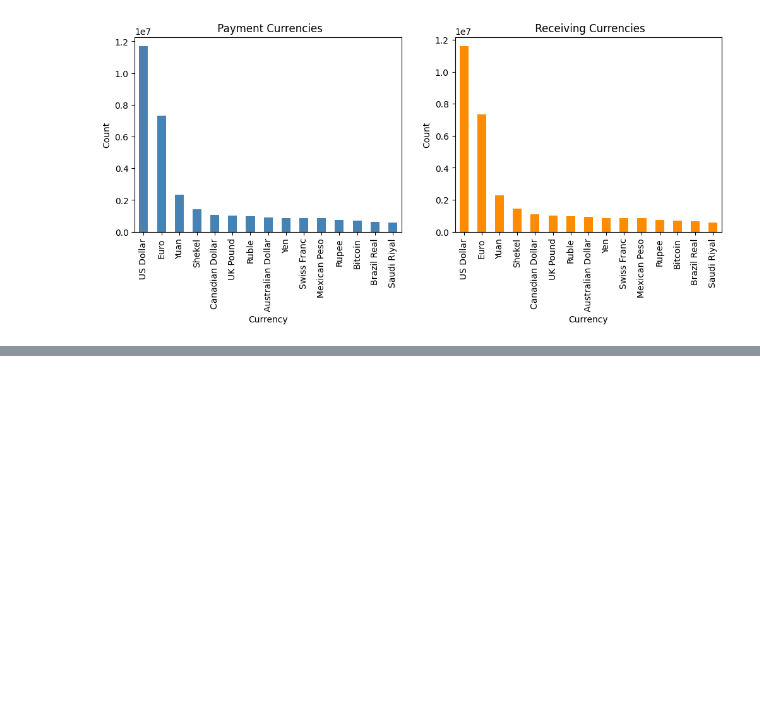
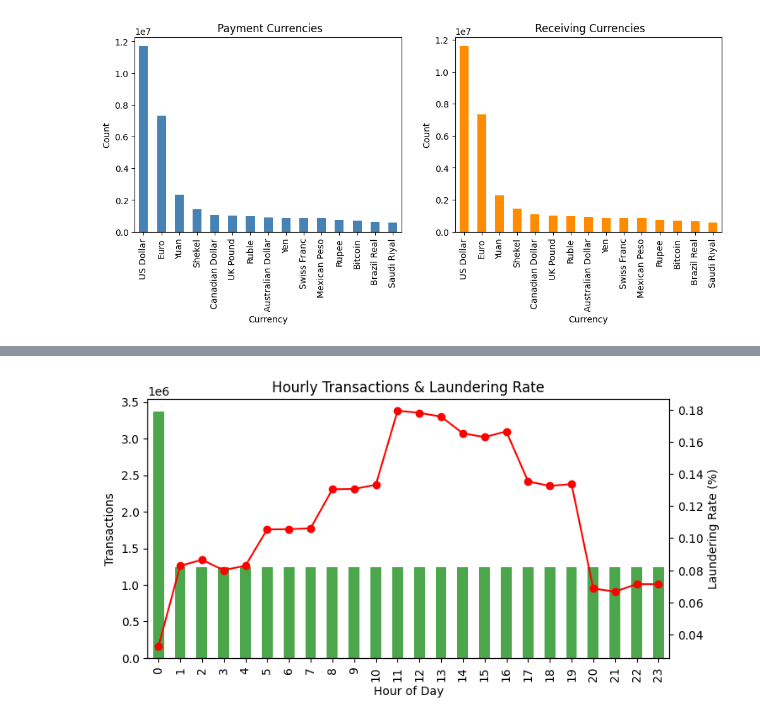
Before and after one commit to DelphinKdl/CUA-MDA-Capstone-BaaS-Risk-Monitoring, a Jupyter notebook: notebooks/01_eda.ipynb, the cells around one changed output, grey strips where cells are left out. Drawn from its saved outputs; the diff is of its cells as text; code cells hidden in the pictures; blank space fills up the shorter version.

Commit message:
Time-Based Patterns analysis

```diff
--- a/notebooks/01_eda.ipynb
+++ b/notebooks/01_eda.ipynb
@@ -366,0 +384,5 @@ Class Imbalance: The dataset is highly imbalanced, with less than 0.1% of transa
+# %%
+# Transactions per hour
+df['hour'] = df['Timestamp'].dt.hour
+hourly_counts = df.groupby('hour').size()
+hourly_laundering = df.groupby('hour')['Is Laundering'].mean() * 100
@@ -366,0 +429,14 @@ Class Imbalance: The dataset is highly imbalanced, with less than 0.1% of transa
+# %%
+# Hourly pattern
+fig, ax = plt.subplots(figsize=(8,4))
+hourly_counts.plot(kind='bar', ax=ax, color='green', alpha=0.7)
+ax2 = ax.twinx()
+hourly_laundering.plot(ax=ax2, color='red', marker='o')
+ax.set_title("Hourly Transactions & Laundering Rate")
+ax.set_xlabel("Hour of Day")
+ax.set_ylabel("Transactions")
+ax2.set_ylabel("Laundering Rate (%)")
+
+plt.show()
+# %% [output]
+[figure, added]
```
Also changed, not shown: parts of 9 cells of this notebook.
